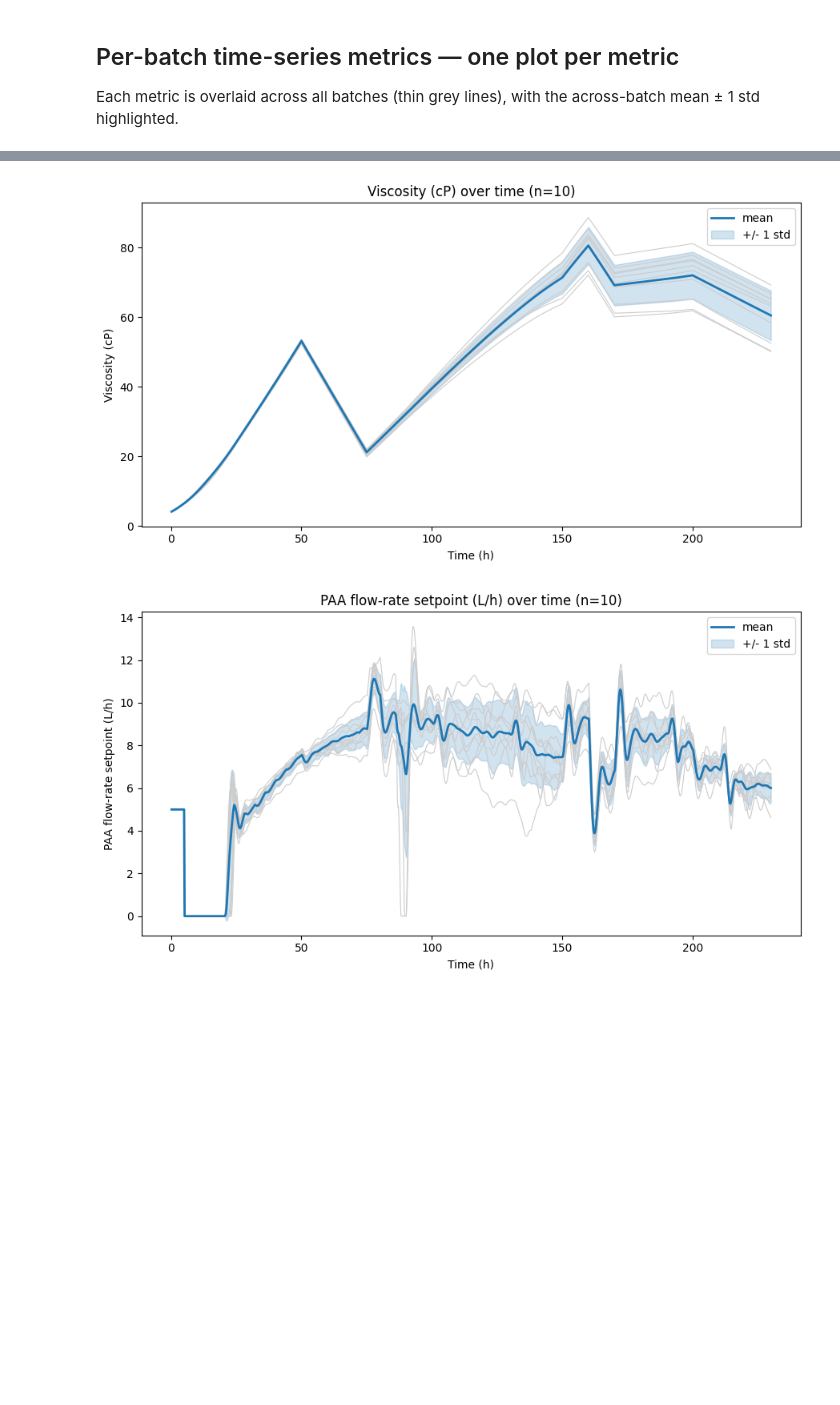
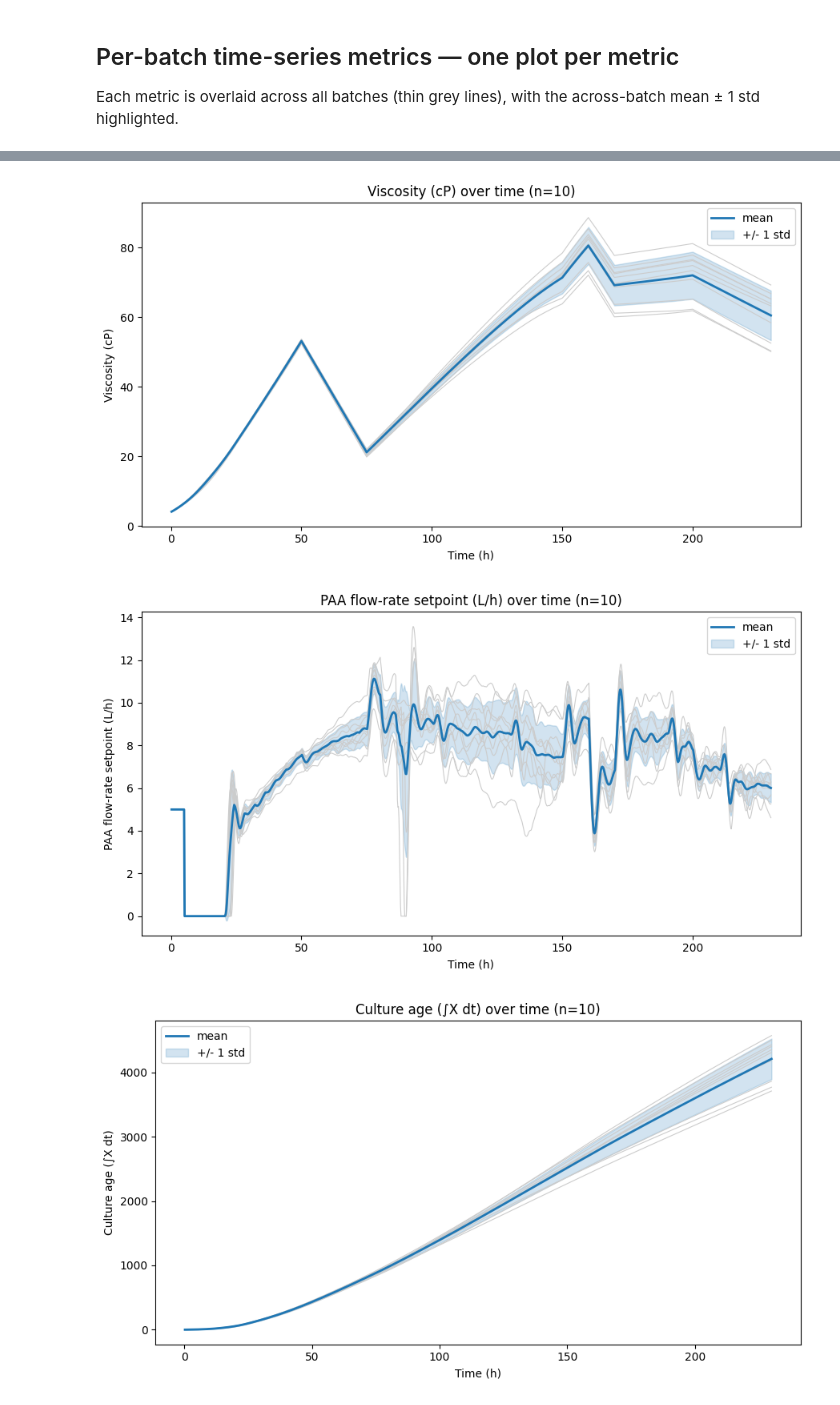
Before and after one commit to Rocyzas/pensim_mcpilco, a Jupyter notebook: pensim_mcpilco/experiments/00_batch_recipe_generation.ipynb, the cells around one changed output, grey strips where cells are left out. Saved outputs shown, nothing was run; the diff lists cells and outputs as text; code cells hidden in the pictures; blank space fills up the shorter version.

Commit message:
Verifying biomass accumulation (culture_age)

```diff
--- a/pensim_mcpilco/experiments/00_batch_recipe_generation.ipynb
+++ b/pensim_mcpilco/experiments/00_batch_recipe_generation.ipynb
@@ -51,6 +51,7 @@ conc_curves = {}   # Penicillin concentration (g/L)
 paa_curves = {}    # PAA concentration (mg/L)
 visc_curves = {}   # Viscosity (cP)
 fpaa_curves = {}   # PAA flow-rate setpoint (L/h)
+age_curves = {}    # Age of culture (h)
 
 for i in range(N_BATCHES):
     (df, _df_raman), batch_yield, bx = env.get_batches(
@@ -59,6 +60,7 @@ for i in range(N_BATCHES):
     paa_curves[f"batch_{i}"] = pd.Series(bx.PAA.y, index=df.index)
     visc_curves[f"batch_{i}"] = pd.Series(bx.Viscosity.y, index=df.index)
     fpaa_curves[f"batch_{i}"] = df["Phenylacetic acid flow-rate"]
+    age_curves[f"batch_{i}"] = pd.Series(bx.Culture_age.y, index=df.index)
     per_batch.append({
         "batch": i,
         "yield": batch_yield,
@@ -77,6 +79,7 @@ conc_df = pd.DataFrame(conc_curves); conc_df.index.name = "time_h"
 paa_df = pd.DataFrame(paa_curves);   paa_df.index.name = "time_h"
 visc_df = pd.DataFrame(visc_curves); visc_df.index.name = "time_h"
 fpaa_df = pd.DataFrame(fpaa_curves); fpaa_df.index.name = "time_h"
+age_df = pd.DataFrame(age_curves); age_df.index.name = "time_h"
 
 metrics
 # %% [output]
@@ -141,28 +144,30 @@ Each metric is overlaid across all batches (thin grey lines), with the across-ba
 # %%
 timeseries = {
     "Penicillin concentration (g/L)": conc_df,
     "PAA concentration (mg/L)": paa_df,
     "Viscosity (cP)": visc_df,
     "PAA flow-rate setpoint (L/h)": fpaa_df,
+    "Culture age (∫X dt)": age_df,
 }
 
 for label, tdf in timeseries.items():
     mean_curve = tdf.mean(axis=1)
     std_curve = tdf.std(axis=1)
     fig, ax = plt.subplots(figsize=(9, 5))
     for c in tdf.columns:
         ax.plot(tdf.index, tdf[c], color="0.8", linewidth=0.8)
     ax.plot(mean_curve.index, mean_curve, color="C0", linewidth=2, label="mean")
     ax.fill_between(mean_curve.index, mean_curve - std_curve, mean_curve + std_curve,
                     color="C0", alpha=0.2, label="+/- 1 std")
     ax.set_xlabel("Time (h)")
     ax.set_ylabel(label)
     ax.set_title(f"{label} over time (n={N_BATCHES})")
     ax.legend()
     fig.tight_layout()
     plt.show()
 # %% [output]
 [figure]
 [figure]
 [figure]
 [figure]
+[figure, added]
```
Also changed, not shown: 1 other file.
